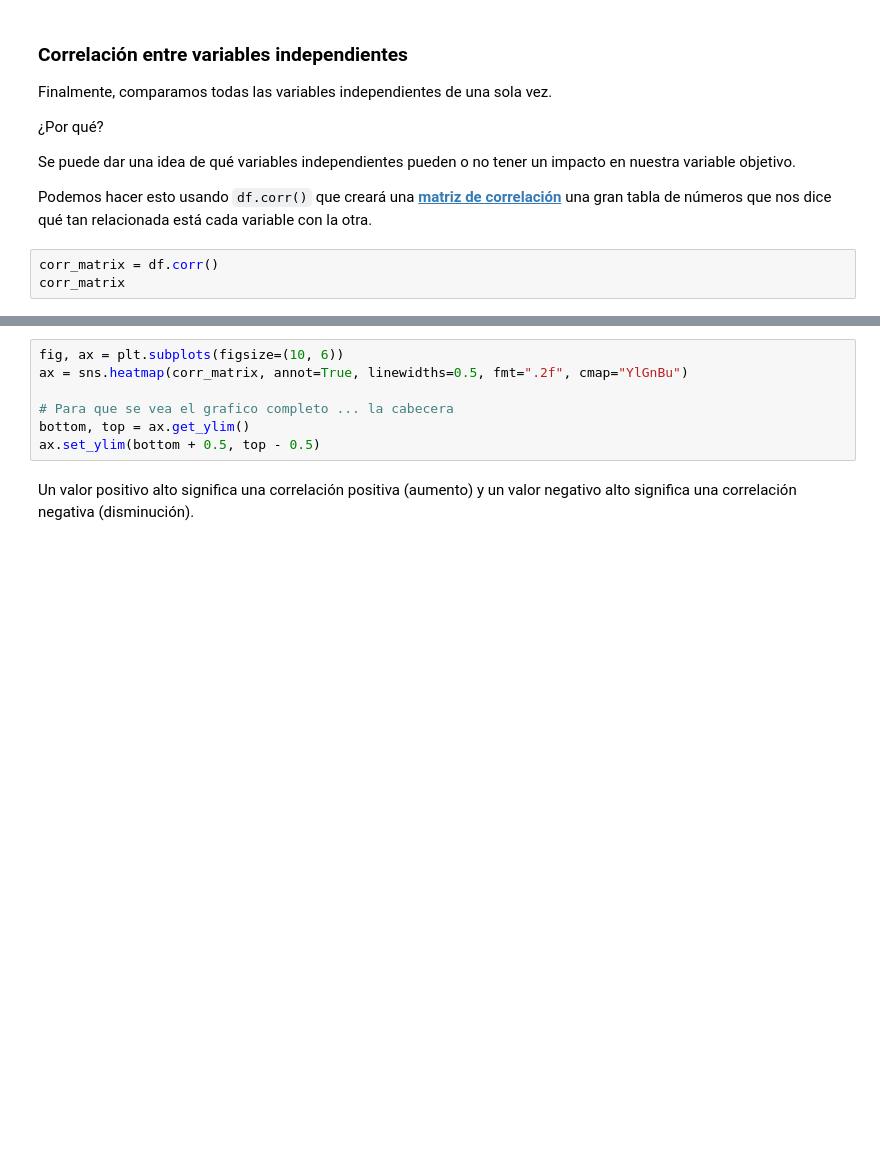
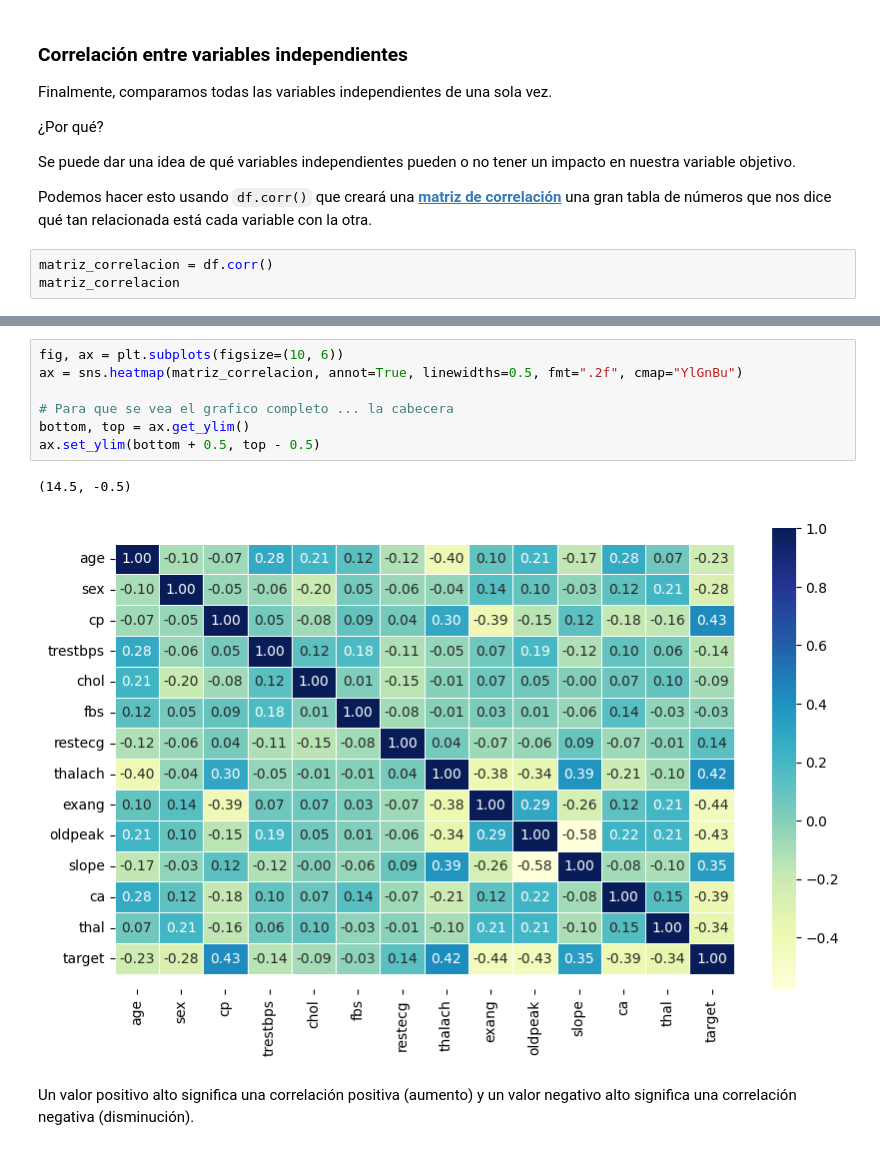
Before and after one commit to Skpow1234/Clasifiacion-de-enfermedades-cardiacas, a Jupyter notebook: Ciencia de datos y aprendizaje automatico/Clasificacion-Enfermedad-Cardiaca/clasificacion enfermedades Cardiacas - c.ipynb, the cells around one changed output, grey strips where cells are left out. Cells and saved outputs as stored; diff of their text form; blank space fills up the shorter version.

```diff
--- a/Ciencia de datos y aprendizaje automatico/Clasificacion-Enfermedad-Cardiaca/clasificacion enfermedades Cardiacas - c.ipynb
+++ b/Ciencia de datos y aprendizaje automatico/Clasificacion-Enfermedad-Cardiaca/clasificacion enfermedades Cardiacas - c.ipynb
@@ -260,5 +367,5 @@ Se puede dar una idea de qué variables independientes pueden o no tener un impa
 
 Podemos hacer esto usando `df.corr()` que creará una [**matriz de correlación**](https://www.statisticshowto.datasciencecentral.com/correlation-matrix/) una gran tabla de números que nos dice qué tan relacionada está cada variable con la otra.
 # %%
-corr_matrix = df.corr()
-corr_matrix
+matriz_correlacion = df.corr()
+matriz_correlacion
@@ -265,9 +388,12 @@ corr_matrix
 # %%
 fig, ax = plt.subplots(figsize=(10, 6))
-ax = sns.heatmap(corr_matrix, annot=True, linewidths=0.5, fmt=".2f", cmap="YlGnBu")
+ax = sns.heatmap(matriz_correlacion, annot=True, linewidths=0.5, fmt=".2f", cmap="YlGnBu")
 
 # Para que se vea el grafico completo ... la cabecera
 bottom, top = ax.get_ylim()
 ax.set_ylim(bottom + 0.5, top - 0.5)
+# %% [output]
+(14.5, -0.5)
+[figure, added]
 # %% [markdown]
 Un valor positivo alto significa una correlación positiva (aumento) y un valor negativo alto significa una correlación negativa (disminución).
```
Also changed, not shown: parts of 99 cells of this notebook, 1 other file.
